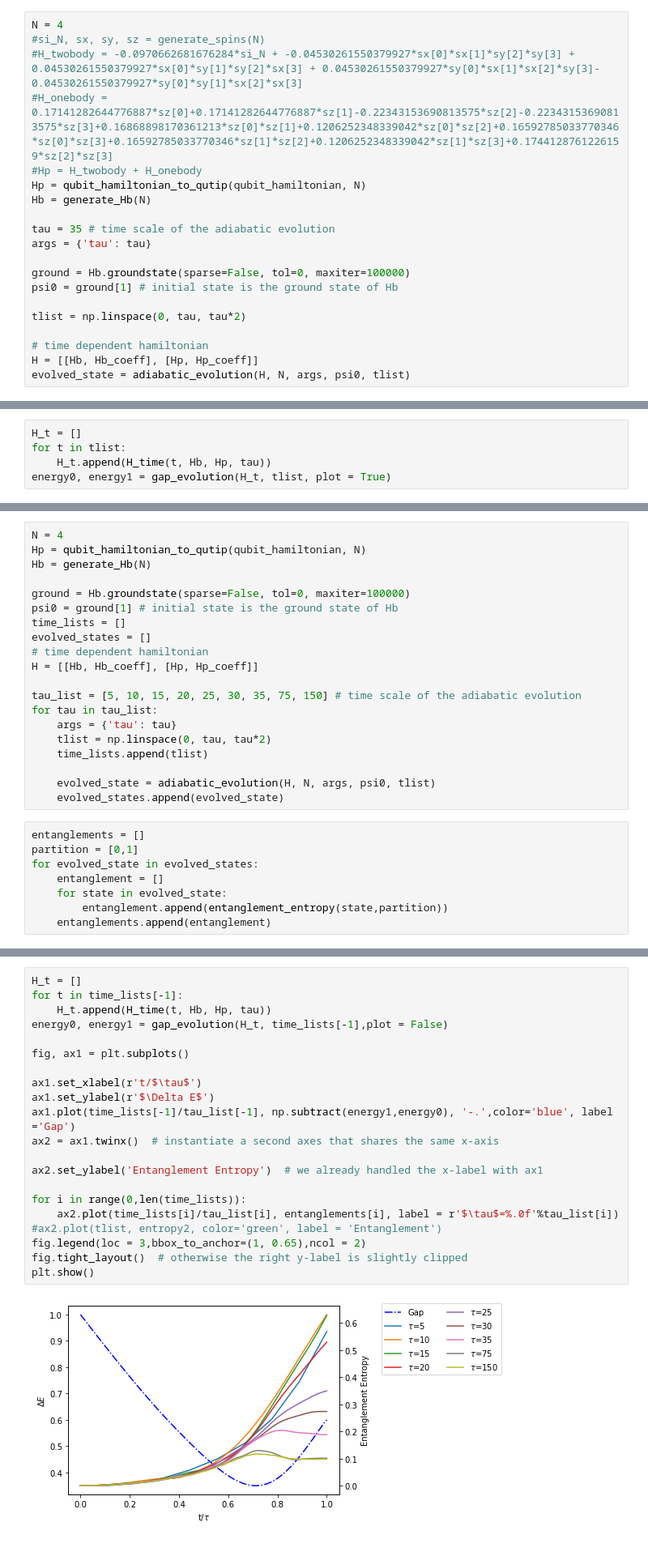
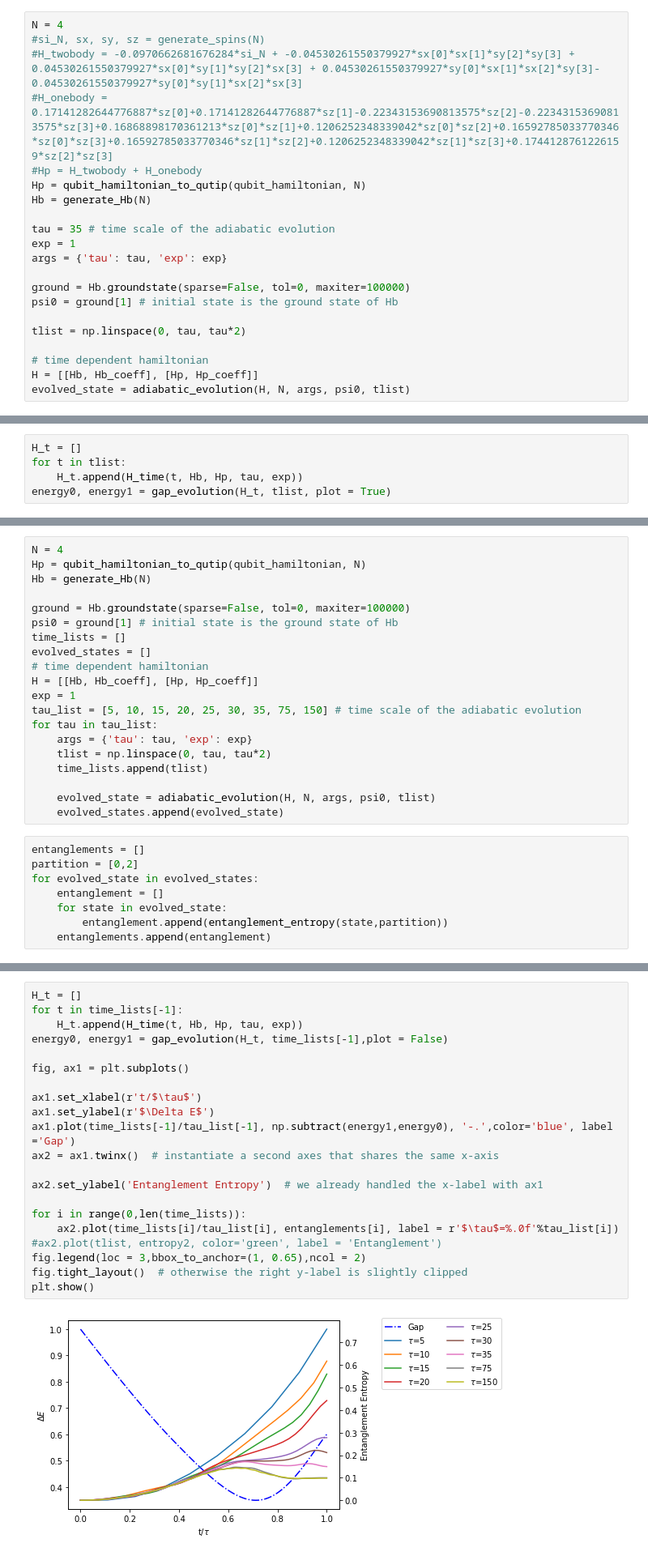
Before and after one commit to raquelgb98/TFG-fisica, a Jupyter notebook: ASP_H2.ipynb, the cells around one changed output, grey strips where cells are left out. Shown at 81% size. Cells and saved outputs as stored; diff of their text form.

```diff
--- a/ASP_H2.ipynb
+++ b/ASP_H2.ipynb
@@ -233,7 +275,8 @@ Hp = qubit_hamiltonian_to_qutip(qubit_hamiltonian, N)
 Hb = generate_Hb(N)
 
 tau = 35 # time scale of the adiabatic evolution
-args = {'tau': tau}
+exp = 1
+args = {'tau': tau, 'exp': exp}
 
 ground = Hb.groundstate(sparse=False, tol=0, maxiter=100000)
 psi0 = ground[1] # initial state is the ground state of Hb
@@ -272,7 +315,7 @@ overlap = overlap_with_ground(Hp, evolved_state, tlist, n=15)
 # %%
 H_t = []
 for t in tlist:
-    H_t.append(H_time(t, Hb, Hp, tau))
+    H_t.append(H_time(t, Hb, Hp, tau, exp))
 energy0, energy1 = gap_evolution(H_t, tlist, plot = True)
 # %% [output]
 [figure]
@@ -305,10 +348,10 @@ time_lists = []
 evolved_states = []
 # time dependent hamiltonian
 H = [[Hb, Hb_coeff], [Hp, Hp_coeff]]
-
+exp = 1
 tau_list = [5, 10, 15, 20, 25, 30, 35, 75, 150] # time scale of the adiabatic evolution
 for tau in tau_list:
-    args = {'tau': tau}
+    args = {'tau': tau, 'exp': exp}
     tlist = np.linspace(0, tau, tau*2)
     time_lists.append(tlist)
 
@@ -316,7 +359,7 @@ for tau in tau_list:
     evolved_states.append(evolved_state)
 # %%
 entanglements = []
-partition = [0,1]
+partition = [0,2]
 for evolved_state in evolved_states:
     entanglement = []
     for state in evolved_state:
@@ -349,23 +392,23 @@ plt.legend(loc=0)
 # %%
 H_t = []
 for t in time_lists[-1]:
-    H_t.append(H_time(t, Hb, Hp, tau))
+    H_t.append(H_time(t, Hb, Hp, tau, exp))
 energy0, energy1 = gap_evolution(H_t, time_lists[-1],plot = False)
 
 fig, ax1 = plt.subplots()
 
 ax1.set_xlabel(r't/$\tau$')
 ax1.set_ylabel(r'$\Delta E$')
 ax1.plot(time_lists[-1]/tau_list[-1], np.subtract(energy1,energy0), '-.',color='blue', label ='Gap')
 ax2 = ax1.twinx()  # instantiate a second axes that shares the same x-axis
 
 ax2.set_ylabel('Entanglement Entropy')  # we already handled the x-label with ax1
 
 for i in range(0,len(time_lists)):
     ax2.plot(time_lists[i]/tau_list[i], entanglements[i], label = r'$\tau$=%.0f'%tau_list[i])
 #ax2.plot(tlist, entropy2, color='green', label = 'Entanglement')
 fig.legend(loc = 3,bbox_to_anchor=(1, 0.65),ncol = 2)
 fig.tight_layout()  # otherwise the right y-label is slightly clipped
 plt.show()
 # %% [output]
-[figure, old version]
+[figure, new version]
```
Also changed, not shown: parts of 8 cells of this notebook, 1 other file.
